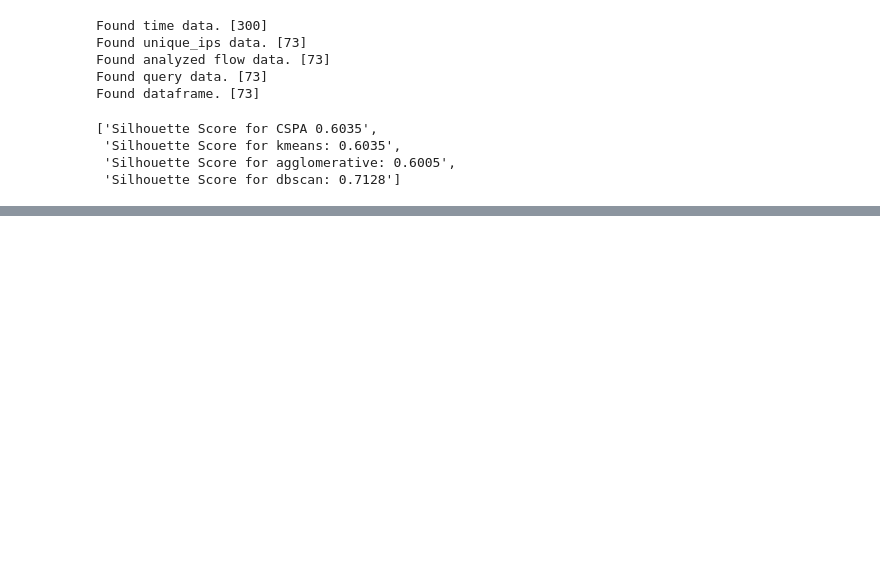
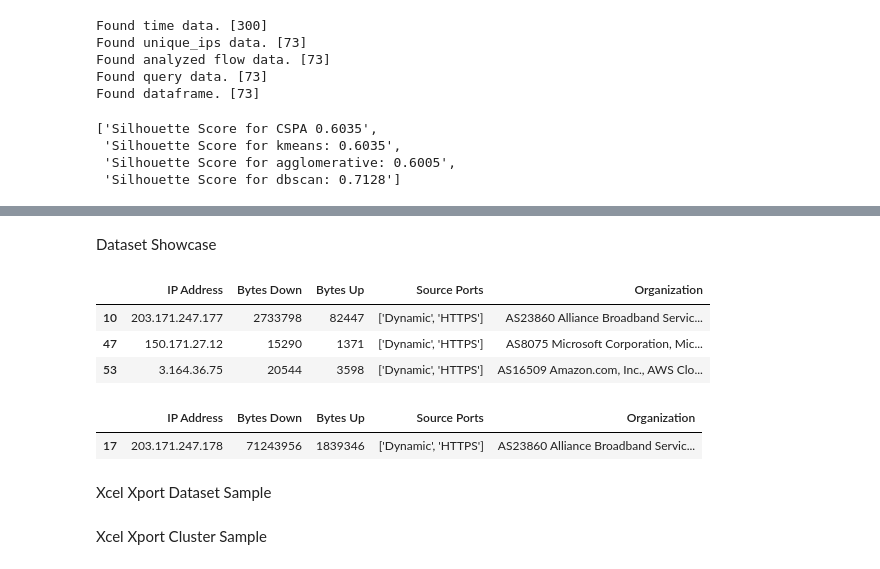
Before and after one commit to MobiusYeeitus/TrafficAnalysis, a Jupyter notebook: AnalysisCore.ipynb, the cells around one changed output, grey strips where cells are left out. Drawn from its saved outputs; the diff is of its cells as text; code cells hidden in the pictures; blank space fills up the shorter version.

```diff
--- a/AnalysisCore.ipynb
+++ b/AnalysisCore.ipynb
@@ -1014 +1017,19 @@ A.stored_df[0][A.stored_df[0]['Cluster [CSPA]']==4].drop(droppable_features,axis
+# %% [markdown]
+Dataset Showcase
+# %%
+dataset_slice=A.stored_df[0].sort_values(['Bytes Down'],ascending=False).drop(droppable_features,axis=1)[['IP Address','Bytes Down','Bytes Up','Source Ports','Organization']].iloc[:40].sample(3)
+dataset_slice
+# %% [output]
+|  | IP Address | Bytes Down | Bytes Up | Source Ports | Organization |
+| 10 | 203.171.247.177 | 2733798 | 82447 | ['Dynamic', 'HTTPS'] | AS23860 Alliance Broadband Servic... |
+| 47 | 150.171.27.12 | 15290 | 1371 | ['Dynamic', 'HTTPS'] | AS8075 Microsoft Corporation, Mic... |
+| 53 | 3.164.36.75 | 20544 | 3598 | ['Dynamic', 'HTTPS'] | AS16509 Amazon.com, Inc., AWS Clo... |
+# %%
+dataset_slice_2=A.stored_df[0].sort_values(['Bytes Down'],ascending=False).drop(droppable_features,axis=1)[['IP Address','Bytes Down','Bytes Up','Source Ports','Organization']].iloc[:40].sample(1)
+dataset_slice_2
+# %% [output]
+|  | IP Address | Bytes Down | Bytes Up | Source Ports | Organization |
+| 17 | 203.171.247.178 | 71243956 | 1839346 | ['Dynamic', 'HTTPS'] | AS23860 Alliance Broadband Servic... |
+# %% [markdown]
+Xcel Xport Dataset Sample
 # %%
@@ -1017,0 +1037,2 @@ A.stored_df[0][A.stored_df[0]['Cluster [CSPA]']==4].drop(droppable_features,axis
+# %% [markdown]
+Xcel Xport Cluster Sample
```
Also changed, not shown: parts of 10 cells of this notebook.
